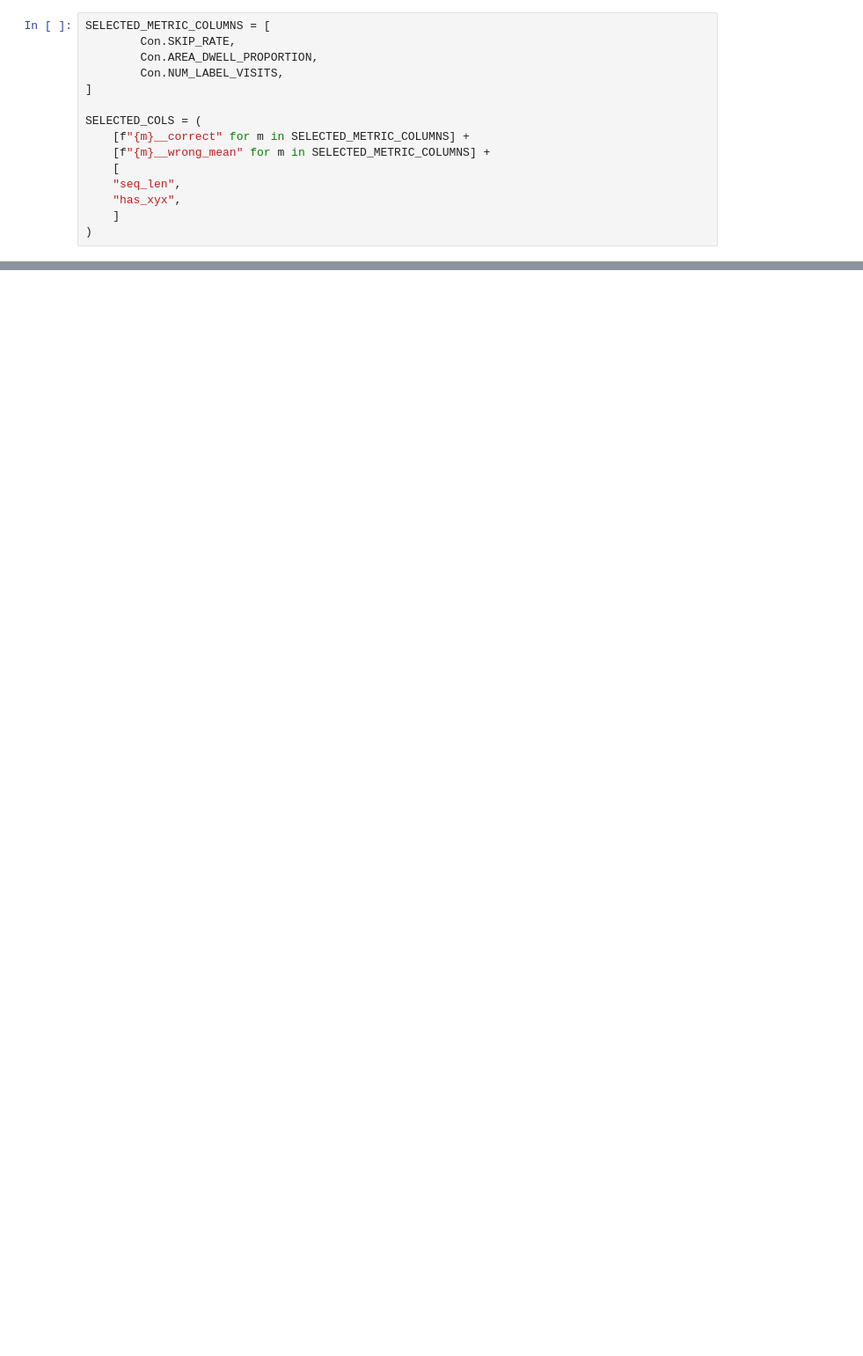
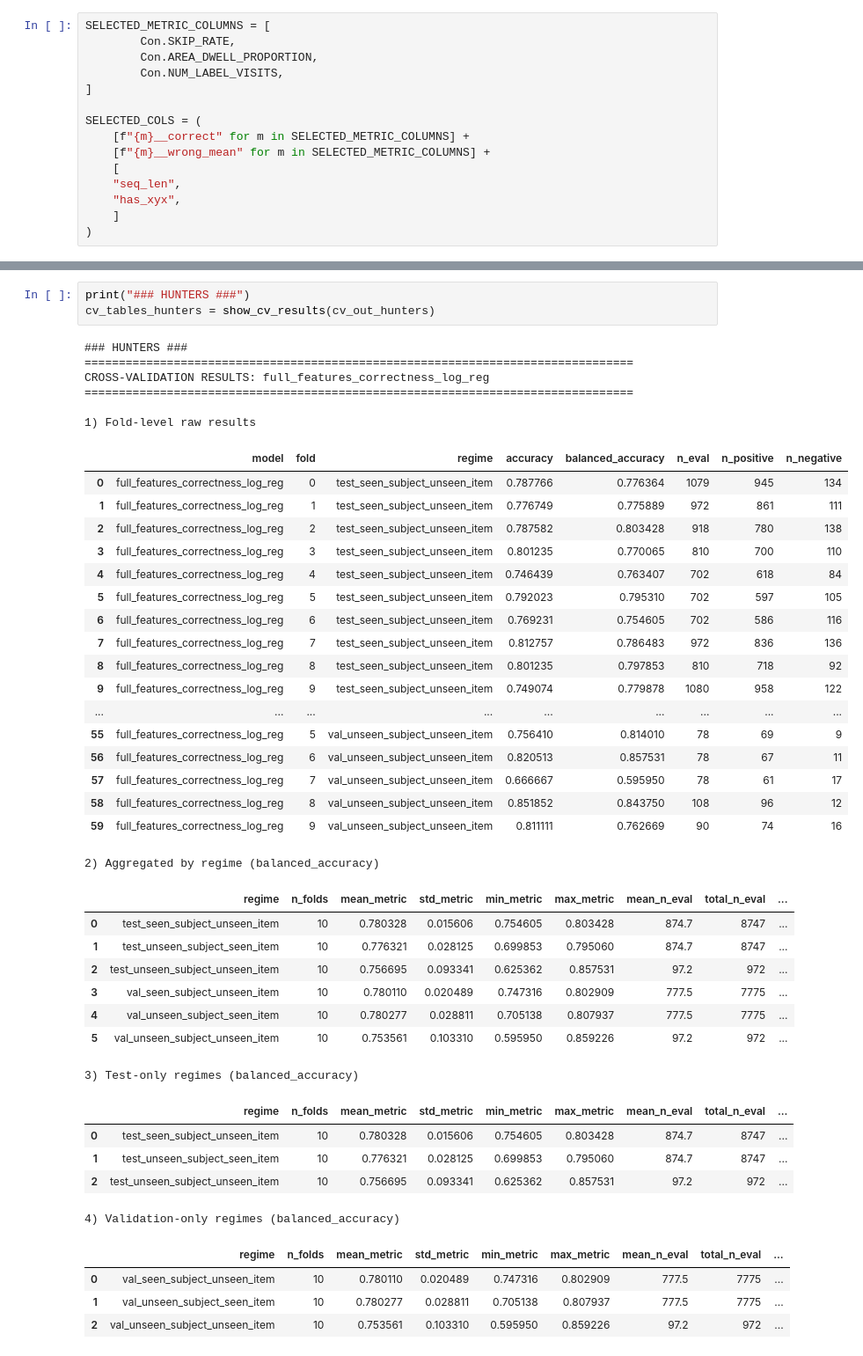
Before and after one commit to Mormorfor/QA_eyetracking, a Jupyter notebook: notebooks/cross_validation_run.ipynb, the cells around one changed output, grey strips where cells are left out. Shown at 88% size. Drawn from its saved outputs; the diff is of its cells as text; blank space fills up the shorter version.

```diff
--- a/notebooks/cross_validation_run.ipynb
+++ b/notebooks/cross_validation_run.ipynb
@@ -319,0 +130,45 @@ display(cv_regime_summary)
+# %%
+print("### HUNTERS ###")
+cv_tables_hunters = show_cv_results(cv_out_hunters)
+# %% [output]
+### HUNTERS ###
+================================================================================
+CROSS-VALIDATION RESULTS: full_features_correctness_log_reg
+================================================================================
+
+1) Fold-level raw results
+|  | model | fold | regime | accuracy | balanced_accuracy | n_eval | n_positive | n_negative |
+| 0 | full_features_correctness_log_reg | 0 | test_seen_subject_unseen_item | 0.787766 | 0.776364 | 1079 | 945 | 134 |
+| 1 | full_features_correctness_log_reg | 1 | test_seen_subject_unseen_item | 0.776749 | 0.775889 | 972 | 861 | 111 |
+| 2 | full_features_correctness_log_reg | 2 | test_seen_subject_unseen_item | 0.787582 | 0.803428 | 918 | 780 | 138 |
+| 3 | full_features_correctness_log_reg | 3 | test_seen_subject_unseen_item | 0.801235 | 0.770065 | 810 | 700 | 110 |
+| 4 | full_features_correctness_log_reg | 4 | test_seen_subject_unseen_item | 0.746439 | 0.763407 | 702 | 618 | 84 |
+| 5 | full_features_correctness_log_reg | 5 | test_seen_subject_unseen_item | 0.792023 | 0.795310 | 702 | 597 | 105 |
+| 6 | full_features_correctness_log_reg | 6 | test_seen_subject_unseen_item | 0.769231 | 0.754605 | 702 | 586 | 116 |
+| 7 | full_features_correctness_log_reg | 7 | test_seen_subject_unseen_item | 0.812757 | 0.786483 | 972 | 836 | 136 |
+| 8 | full_features_correctness_log_reg | 8 | test_seen_subject_unseen_item | 0.801235 | 0.797853 | 810 | 718 | 92 |
+| 9 | full_features_correctness_log_reg | 9 | test_seen_subject_unseen_item | 0.749074 | 0.779878 | 1080 | 958 | 122 |
+| ... | ... | ... | ... | ... | ... | ... | ... | ... |
+| 55 | full_features_correctness_log_reg | 5 | val_unseen_subject_unseen_item | 0.756410 | 0.814010 | 78 | 69 | 9 |
+| 56 | full_features_correctness_log_reg | 6 | val_unseen_subject_unseen_item | 0.820513 | 0.857531 | 78 | 67 | 11 |
+| 57 | full_features_correctness_log_reg | 7 | val_unseen_subject_unseen_item | 0.666667 | 0.595950 | 78 | 61 | 17 |
+| 58 | full_features_correctness_log_reg | 8 | val_unseen_subject_unseen_item | 0.851852 | 0.843750 | 108 | 96 | 12 |
+| 59 | full_features_correctness_log_reg | 9 | val_unseen_subject_unseen_item | 0.811111 | 0.762669 | 90 | 74 | 16 |
+2) Aggregated by regime (balanced_accuracy)
+|  | regime | n_folds | mean_metric | std_metric | min_metric | max_metric | mean_n_eval | total_n_eval | ... |
+| 0 | test_seen_subject_unseen_item | 10 | 0.780328 | 0.015606 | 0.754605 | 0.803428 | 874.7 | 8747 | ... |
+| 1 | test_unseen_subject_seen_item | 10 | 0.776321 | 0.028125 | 0.699853 | 0.795060 | 874.7 | 8747 | ... |
+| 2 | test_unseen_subject_unseen_item | 10 | 0.756695 | 0.093341 | 0.625362 | 0.857531 | 97.2 | 972 | ... |
+| 3 | val_seen_subject_unseen_item | 10 | 0.780110 | 0.020489 | 0.747316 | 0.802909 | 777.5 | 7775 | ... |
+| 4 | val_unseen_subject_seen_item | 10 | 0.780277 | 0.028811 | 0.705138 | 0.807937 | 777.5 | 7775 | ... |
+| 5 | val_unseen_subject_unseen_item | 10 | 0.753561 | 0.103310 | 0.595950 | 0.859226 | 97.2 | 972 | ... |
+3) Test-only regimes (balanced_accuracy)
+|  | regime | n_folds | mean_metric | std_metric | min_metric | max_metric | mean_n_eval | total_n_eval | ... |
+| 0 | test_seen_subject_unseen_item | 10 | 0.780328 | 0.015606 | 0.754605 | 0.803428 | 874.7 | 8747 | ... |
+| 1 | test_unseen_subject_seen_item | 10 | 0.776321 | 0.028125 | 0.699853 | 0.795060 | 874.7 | 8747 | ... |
+| 2 | test_unseen_subject_unseen_item | 10 | 0.756695 | 0.093341 | 0.625362 | 0.857531 | 97.2 | 972 | ... |
+4) Validation-only regimes (balanced_accuracy)
+|  | regime | n_folds | mean_metric | std_metric | min_metric | max_metric | mean_n_eval | total_n_eval | ... |
+| 0 | val_seen_subject_unseen_item | 10 | 0.780110 | 0.020489 | 0.747316 | 0.802909 | 777.5 | 7775 | ... |
+| 1 | val_unseen_subject_seen_item | 10 | 0.780277 | 0.028811 | 0.705138 | 0.807937 | 777.5 | 7775 | ... |
+| 2 | val_unseen_subject_unseen_item | 10 | 0.753561 | 0.103310 | 0.595950 | 0.859226 | 97.2 | 972 | ... |
```
Also changed, not shown: parts of 13 cells of this notebook, 44 other files.
